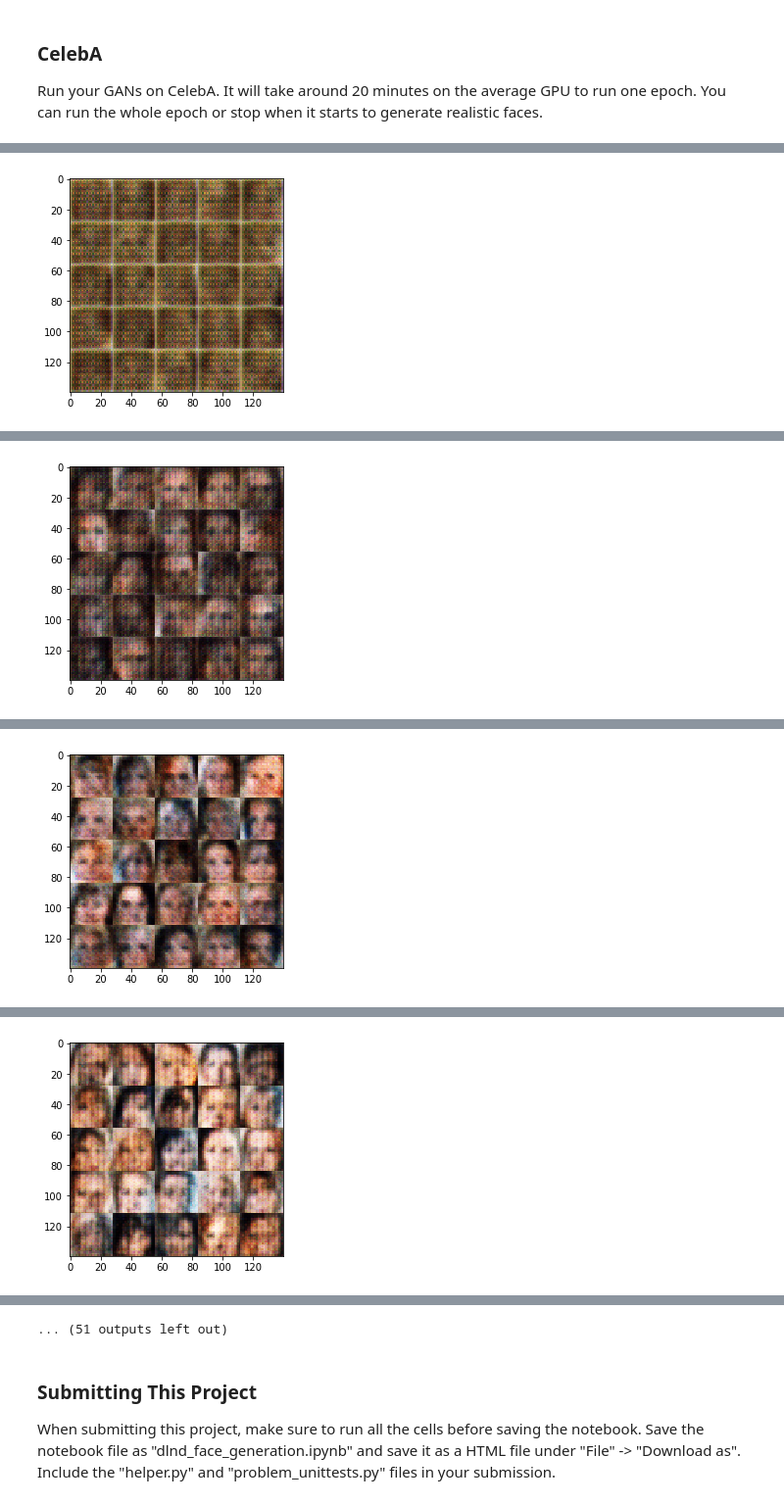
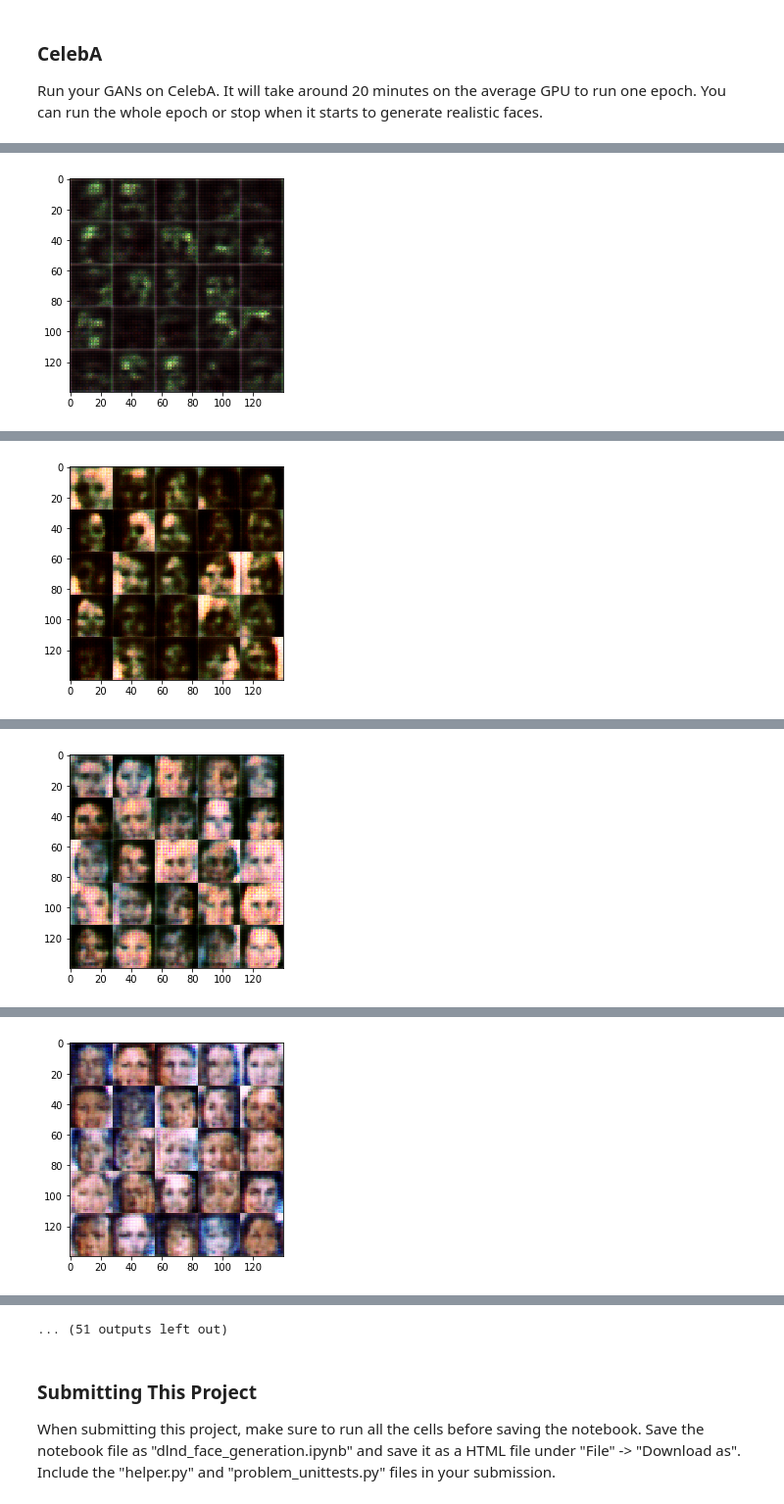
Before and after one commit to gkscloud/dlnd_face_generation, a Jupyter notebook: dlnd_face_generation.ipynb, the cells around one changed output, grey strips where cells are left out. Shown at 98% size. Saved outputs shown, nothing was run; the diff lists cells and outputs as text; code cells hidden in the pictures.

```diff
--- a/dlnd_face_generation.ipynb
+++ b/dlnd_face_generation.ipynb
@@ -116,7 +116,7 @@ def model_inputs(image_width, image_height, image_channels, z_dim):
     :param z_dim: The dimension of Z
     :return: Tuple of (tensor of real input images, tensor of z data, learning rate)
     """
-    inputs_real = tf.placeholder(tf.float32, (None, image_height, image_width, image_channels), name="inputs_real")
+    inputs_real = tf.placeholder(tf.float32, (None, image_width, image_height, image_channels), name="inputs_real")
     inputs_z = tf.placeholder(tf.float32, (None,z_dim), name="inputs_z")
     learning_rate = tf.placeholder(tf.float32, name="learning_rate")
 
@@ -143,28 +143,26 @@ def discriminator(images, reuse=False):
 
     #parameters
     kernel_size = 3
-    alpha = 0.2
+    alpha = 0.15
 
 #     norm_inputs = tf.nn.l2_normalize(images,0)
-
-#     print("images_shape:", images.shape)
 
     with tf.variable_scope("discriminator", reuse=reuse) as discriminator_scope:
 
 
         #input shape is 28x28x5
-        input_layer1 = tf.layers.conv2d(images, 128, kernel_size, strides=2, padding='same')
+        input_layer1 = tf.layers.conv2d(images, 64, kernel_size=3, strides=2, padding='same')
         relu1 = tf.maximum(alpha * input_layer1, input_layer1)
-        #shape is now 14x14x128
+        #shape is now 14x14x64
 
-        input_layer2 = tf.layers.conv2d(input_layer1, 256, kernel_size, strides=2, padding='same')
+        input_layer2 = tf.layers.conv2d(input_layer1, 128, kernel_size=3, strides=2, padding='same')
         batch_norm2 = tf.layers.batch_normalization(input_layer2, training=True)
         relu2 = tf.maximum(alpha * batch_norm2, batch_norm2)
-        #shape is now 7x7x256
+        #shape is now 7x7x128
 
-#         input_layer3 = tf.layers.conv2d(input_layer2, 256, kernel_size, strides=1, padding='same')
-#         batch_norm3 = tf.layers.batch_normalization(input_layer3, training=True)
-#         relu3 = tf.maximum(alpha * batch_norm3, batch_norm3)
+        input_layer3 = tf.layers.conv2d(input_layer2, 256, kernel_size=5, strides=1, padding='same')
+        batch_norm3 = tf.layers.batch_normalization(input_layer3, training=True)
+        relu3 = tf.maximum(alpha * batch_norm3, batch_norm3)
 #         shape is now 7x7x256
 
 #         input_layer4 = tf.layers.conv2d(input_layer3, 512, kernel_size, strides=1, padding='same')
@@ -172,8 +170,7 @@ def discriminator(images, reuse=False):
 #         relu4 = tf.maximum(alpha * batch_norm4, batch_norm4)
 
         #flatten?
-#         flat = tf.reshape(relu3,(-1,28*28*256))
-        flat = tf.reshape(relu2,(-1,7*7*256))
+        flat = tf.reshape(relu3,(-1,7*7*256))
         logits = tf.layers.dense(flat,1)
         out = tf.sigmoid(logits)
 
@@ -198,7 +195,7 @@ def generator(z, out_channel_dim, is_train=True):
     :param is_train: Boolean if generator is being used for training
     :return: The tensor output of the generator
     """
-    alpha = 0.2
+    alpha = 0.3
     kernel_size = 3
 
 #     print("z.shape", z.get_shape())
@@ -213,27 +210,23 @@ def generator(z, out_channel_dim, is_train=True):
         x1 = tf.maximum(alpha * x1, x1)
 #         print("x1", x1.get_shape())
 
-        x2 = tf.layers.conv2d_transpose(x1, 128,kernel_size=5, strides=2, padding='same')
+        x2 = tf.layers.conv2d_transpose(x1, 256,kernel_size=3, strides=2, padding='same')
         x2 = tf.layers.batch_normalization(x2, training=is_train)
         x2 = tf.maximum(alpha * x2, x2)
 #         print("x2", x2.get_shape())
 
-        x3 = tf.layers.conv2d_transpose(x2, 64,kernel_size=3, strides=2, padding='same')
+        x3 = tf.layers.conv2d_transpose(x2, 128,kernel_size=3, strides=2, padding='same')
         x3 = tf.layers.batch_normalization(x3, training=is_train)
         x3 = tf.maximum(alpha * x3, x3)
 
-        x4 = tf.layers.conv2d_transpose(x3, 32,kernel_size=3, strides=1, padding='same')
+        x4 = tf.layers.conv2d_transpose(x3, 64,kernel_size=3, strides=1, padding='same')
         x4 = tf.layers.batch_normalization(x4, training=is_train)
         x4 = tf.maximum(alpha * x4, x4)
-#         print("x3", x3.get_shape())
 
-#         x5 = tf.layers.conv2d_transpose(x4, 64,kernel_size, strides=1, padding='same')
+#         x5 = tf.layers.conv2d_transpose(x4, 32,kernel_size=3, strides=1, padding='same')
 #         x5 = tf.layers.batch_normalization(x5, training=is_train)
 #         x5 = tf.maximum(alpha * x5, x5)
-
-#         x4 = tf.layers.conv2d_transpose(x3, 128,kernel_size, strides=1, padding='same')
-#         x4 = tf.layers.batch_normalization(x4, training=is_train)
-#         x4 = tf.maximum(alpha * x4, x4)
+#         print("x3", x3.get_shape())
 
         #output
         logits = tf.layers.conv2d_transpose(x4, out_channel_dim, kernel_size, strides=1, padding='same')
@@ -532,7 +526,7 @@ Run your GANs on CelebA.  It will take around 20 minutes on the average GPU to r
 
 batch_size = 64
 z_dim = 100
-learning_rate = 0.0002
+learning_rate = 0.0004
 beta1 = 0.5
 
 
@@ -561 +555 @@ Epoch 1/1... Discriminator Loss: 1.442084... Generator Loss: 0.792792
-[figure, old version]
+[figure, new version]
@@ -572 +566 @@ Epoch 1/1... Discriminator Loss: 1.450119... Generator Loss: 0.821041
-[figure, old version]
+[figure, new version]
@@ -583 +577 @@ Epoch 1/1... Discriminator Loss: 1.458346... Generator Loss: 0.801244
-[figure, old version]
+[figure, new version]
@@ -594 +588 @@ Epoch 1/1... Discriminator Loss: 1.575614... Generator Loss: 0.617085
-[figure, old version]
+[figure, new version]
```
Also changed, not shown: parts of 4 cells of this notebook, 1 other file.
